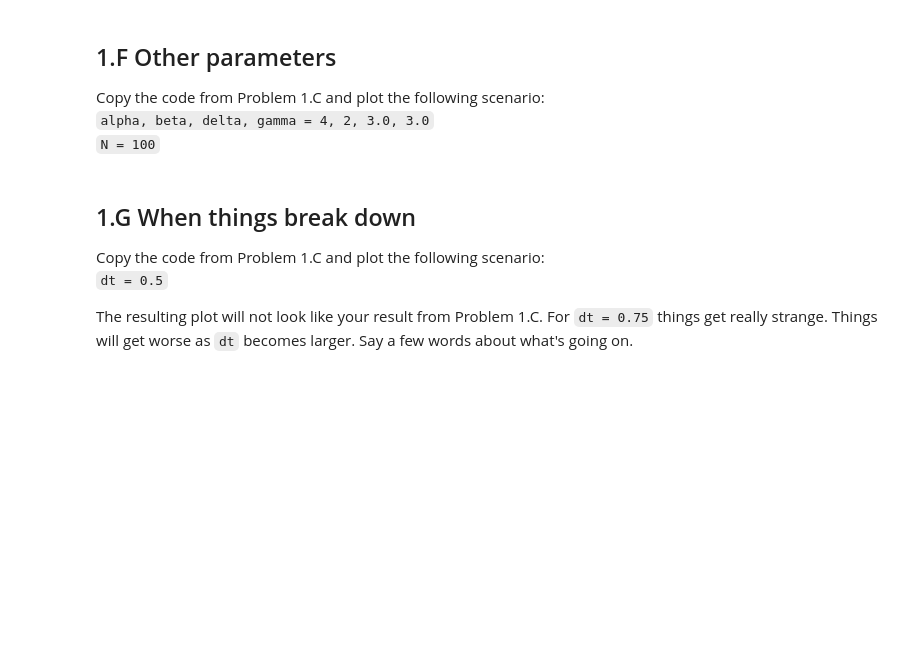
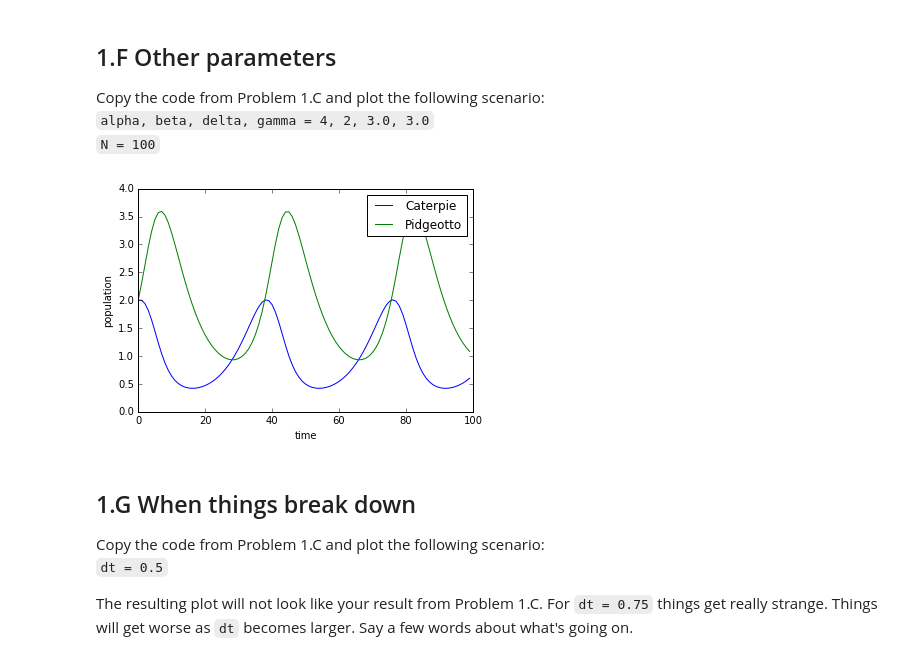
Before and after one commit to whick002/Homework03, a Jupyter notebook: Homework 3.ipynb, the cells around one changed output. Cells and saved outputs as stored; diff of their text form; code cells hidden in the pictures; blank space fills up the shorter version.

```diff
--- a/Homework 3.ipynb
+++ b/Homework 3.ipynb
@@ -166,3 +215,50 @@ Copy the code from Problem 1.C and plot the following scenario:
+# %%
+## YOUR CODE HERE (start by copy-pasting from Problem 1.C)
+alpha, beta, delta, gamma = 4,2,3.0,3.0
+
+x0 = 2     # init Caterpie population
+y0 = 2     # init Pidgeotto population
+dt = 0.05  # time step
+N = 100    # number of steps
+
+## A python array: [0,1,2, ..., N]
+time = np.arange(N)
+
+
+
+## PART 2
+
+xlist = []# FILL THIS IN
+ylist = []# FILL THIS IN
+
+# Initialize x and y
+x = x0# FILL THIS IN
+y = y0# FILL THIS IN
+
+
+for t in time:
+    xlist.append(x)
+    x += dt*f(x,y,t)# FILL THIS IN
+    ylist.append(y)
+    y += dt*g(x,y,t)# FILL THIS IN
+
+## PART 3
+
+tt = np.array(time)
+xx = np.array(xlist)
+yy = np.array(ylist)
+
+import matplotlib.pyplot as plt
+
+
+plt.plot(tt,xx,label='Caterpie')
+plt.plot(tt,yy,label='Pidgeotto')
+plt.xlabel('time')
+plt.ylabel('population')
+plt.legend()
+plt.show()
+# %% [output]
+[figure, added]
 # %% [markdown]
 ## 1.G When things break down
 
```
Also changed, not shown: parts of 22 cells of this notebook.
